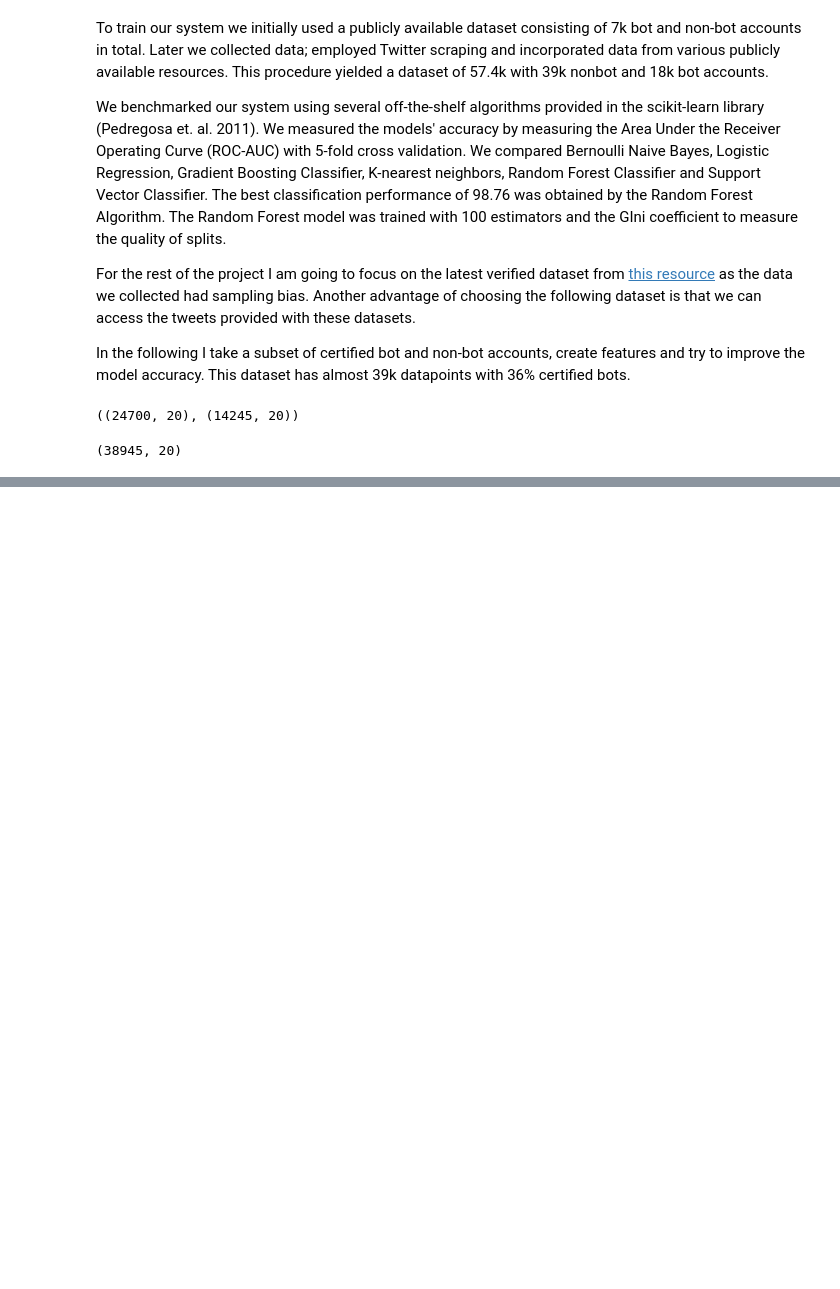
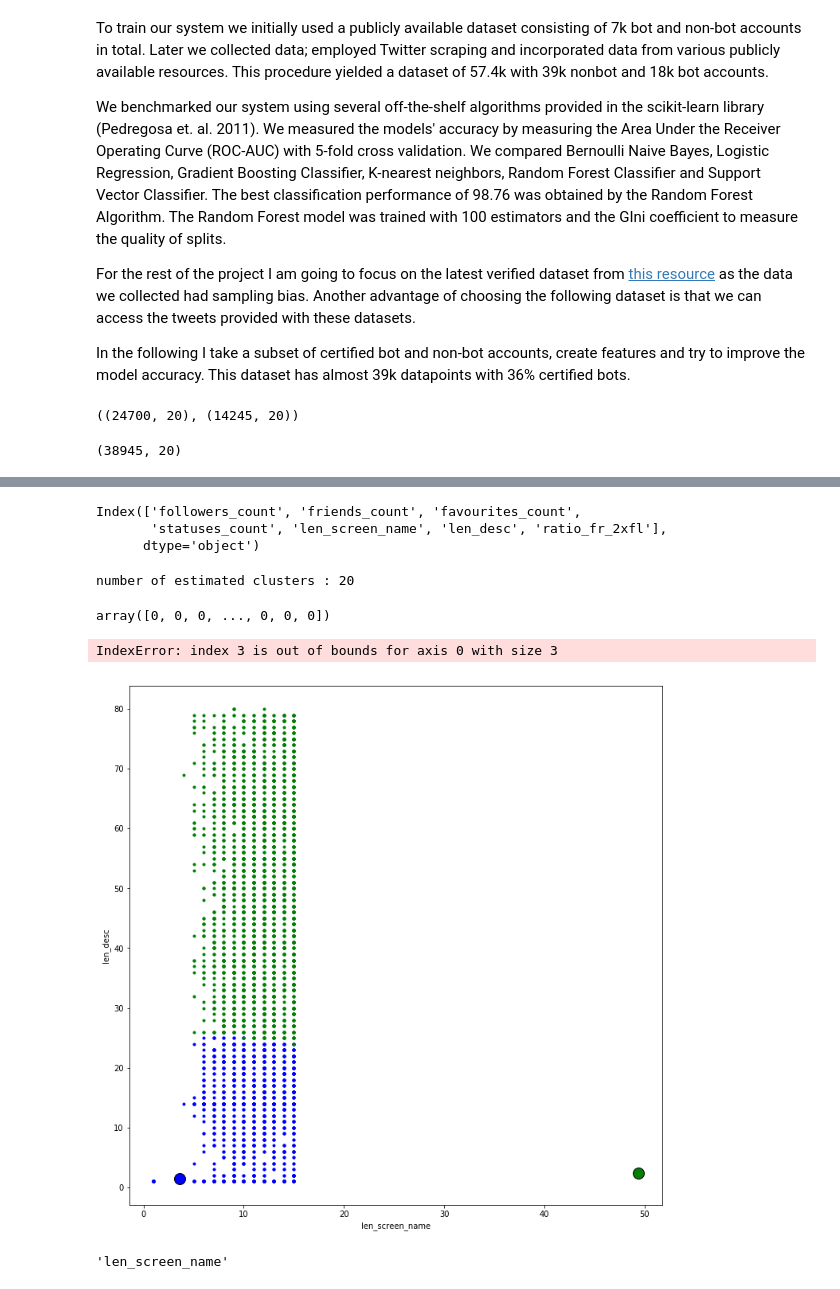
Before and after one commit to PriyankaBiswas/Data-Science, a Jupyter notebook: U3_capstone/Twitter_bot_detection_capstone_draft-part2.ipynb, the cells around one changed output, grey strips where cells are left out. Cells and saved outputs as stored; diff of their text form; code cells hidden in the pictures; blank space fills up the shorter version.

```diff
--- a/U3_capstone/Twitter_bot_detection_capstone_draft-part2.ipynb
+++ b/U3_capstone/Twitter_bot_detection_capstone_draft-part2.ipynb
@@ -228,0 +389,63 @@ df_cert.head()
+# %%
+X_train.columns
+# %% [output]
+Index(['followers_count', 'friends_count', 'favourites_count',
+       'statuses_count', 'len_screen_name', 'len_desc', 'ratio_fr_2xfl'],
+      dtype='object')
+# %%
+cluster_cols = ['len_screen_name', 'len_desc', 'ratio_fr_2xfl', ]
+# %%
+# Compute clustering with MeanShift
+
+# The following bandwidth can be automatically detected using
+
+bandwidth = estimate_bandwidth(X_train[cluster_cols], quantile=0.2, n_samples=500)
+
+ms = MeanShift(bandwidth=bandwidth, bin_seeding=True)
+X_train[cluster_cols]
+
+ms.fit(X_train[cluster_cols])
+labels = ms.labels_
+cluster_centers = ms.cluster_centers_
+
+labels_unique = np.unique(labels)
+n_clusters_ = len(labels_unique)
+
+print("number of estimated clusters : %d" % n_clusters_)
+# %% [output]
+number of estimated clusters : 20
+# %%
+labels
+# %% [output]
+array([0, 0, 0, ..., 0, 0, 0])
+# %%
+# Plot result
+import matplotlib.pyplot as plt
+from itertools import cycle
+
+plt.figure(figsize=(12,12))
+#plt.clf()
+
+feature1 = 0
+feature2 = 1
+feature3 = 2
+
+colors = cycle('bgrcmykbgrcmykbgrcmykbgrcmyk')
+for k, col in zip(range(n_clusters_), colors):
+    my_members = labels == k
+    cluster_center = cluster_centers[k]
+
+    plt.plot(cluster_center[k], cluster_center[k+1], 'o', markerfacecolor=col,
+             markeredgecolor='k', markersize=14)
+    plt.plot(X_train[cluster_cols].values[my_members, feature1], X_train[cluster_cols].values[my_members, feature2], col + '.')
+    plt.xlabel(cluster_cols[feature1])
+    plt.ylabel(cluster_cols[feature2])
+plt.title('Estimated number of clusters: %d' % n_clusters_)
+plt.show()
+# %% [output]
+IndexError: index 3 is out of bounds for axis 0 with size 3
+[figure, added]
+# %%
+cluster_cols[0]
+# %% [output]
+'len_screen_name'
```
Also changed, not shown: parts of 56 cells of this notebook.
